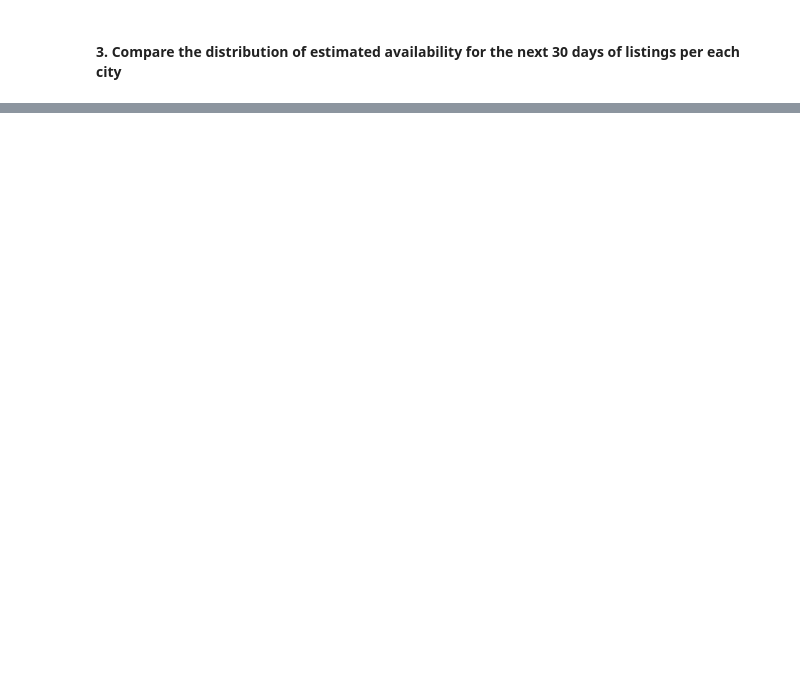
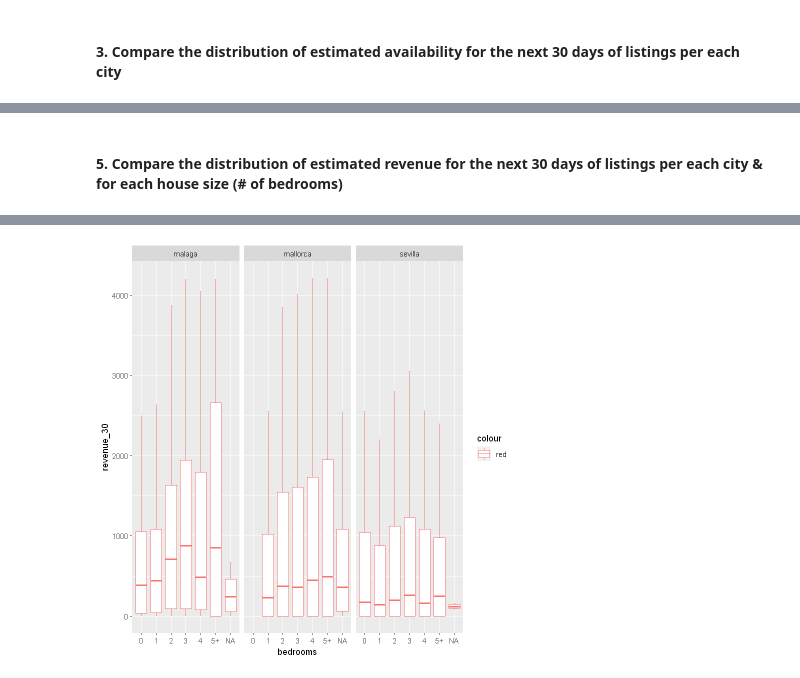
Before and after one commit to Ducrioma/Data-Analytics-Projects, a Jupyter notebook: Airbnb Data Analysis.ipynb, the cells around one changed output, grey strips where cells are left out. Drawn from its saved outputs; the diff is of its cells as text; code cells hidden in the pictures; blank space fills up the shorter version.

```diff
--- a/Airbnb Data Analysis.ipynb
+++ b/Airbnb Data Analysis.ipynb
@@ -262,0 +321,8 @@ g + scale_color_brewer(palette="Paired") + labs(title="Revenue density curve",x=
+# %% [markdown]
+#### 5. Compare the distribution of estimated revenue for the next 30 days of listings per each city & for each house size (# of bedrooms)
+# %%
+distrib_rv_hsize <- ggplot(listings, aes(bedrooms, revenue_30))
+distrib_rv_hsize + geom_boxplot(aes(colour = "red"), outlier.shape = NA) +
+    scale_y_continuous(limits = quantile(listings$revenue_30, c(0.1, 0.9), na.rm = T)) +
+    facet_wrap(~ city)
+# %% [output]
@@ -262,0 +331 @@ g + scale_color_brewer(palette="Paired") + labs(title="Revenue density curve",x=
+[figure, added]
```
Also changed, not shown: parts of 26 cells of this notebook.
